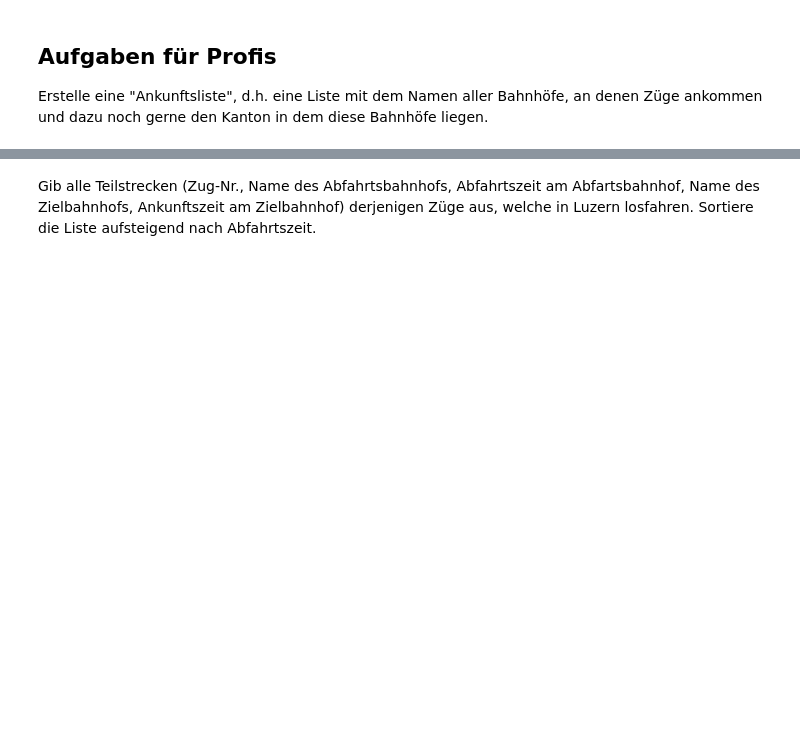
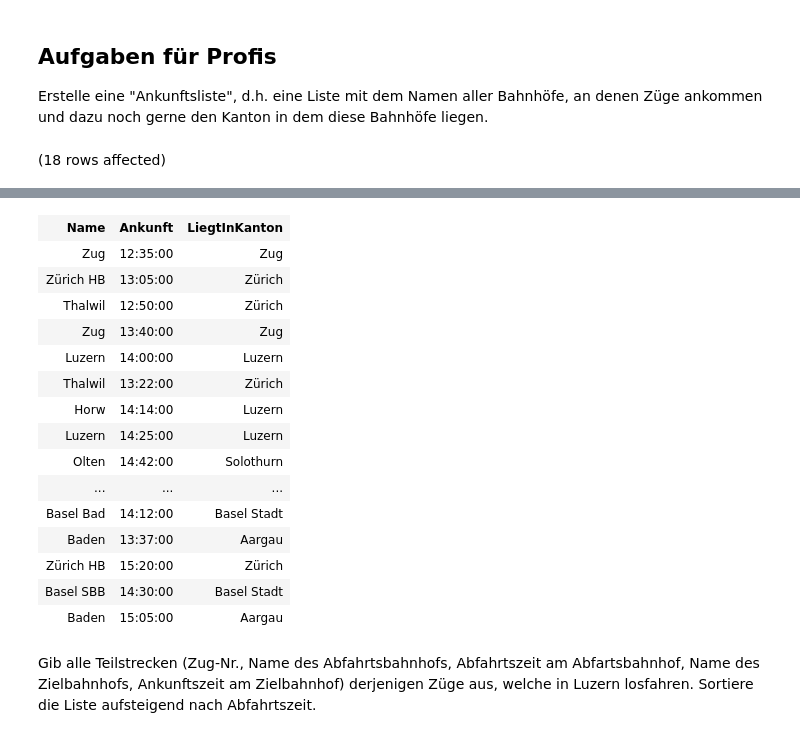
Before and after one commit to dDreistein/DatenModellieren, a Jupyter notebook: DatenAuslesenZugdatenbank.ipynb, the cells around one changed output, grey strips where cells are left out. Cells and saved outputs as stored; diff of their text form; code cells hidden in the pictures; blank space fills up the shorter version.

```diff
--- a/DatenAuslesenZugdatenbank.ipynb
+++ b/DatenAuslesenZugdatenbank.ipynb
@@ -198,3 +198,9 @@ Total execution time: 00:00:00.009
 ## Aufgaben für Profis
 
 Erstelle eine "Ankunftsliste", d.h. eine Liste mit dem Namen aller Bahnhöfe, an denen Züge ankommen und dazu noch gerne den Kanton in dem diese Bahnhöfe liegen.
+# %%
+SELECT Name, Ankunft, LiegtInKanton
+FROM Verbindet
+INNER JOIN Bahnhoefe ON Verbindet.Nach = Bahnhoefe.Name
+# %% [output]
+(18 rows affected)
@@ -201,2 +208,18 @@ Erstelle eine "Ankunftsliste", d.h. eine Liste mit dem Namen aller Bahnhöfe, an
+| Name | Ankunft | LiegtInKanton |
+| Zug | 12:35:00 | Zug |
+| Zürich HB | 13:05:00 | Zürich |
+| Thalwil | 12:50:00 | Zürich |
+| Zug | 13:40:00 | Zug |
+| Luzern | 14:00:00 | Luzern |
+| Thalwil | 13:22:00 | Zürich |
+| Horw | 14:14:00 | Luzern |
+| Luzern | 14:25:00 | Luzern |
+| Olten | 14:42:00 | Solothurn |
+| ... | ... | ... |
+| Basel Bad | 14:12:00 | Basel Stadt |
+| Baden | 13:37:00 | Aargau |
+| Zürich HB | 15:20:00 | Zürich |
+| Basel SBB | 14:30:00 | Basel Stadt |
+| Baden | 15:05:00 | Aargau |
 # %% [markdown]
 Gib alle Teilstrecken (Zug-Nr., Name des Abfahrtsbahnhofs, Abfahrtszeit am Abfartsbahnhof, Name des Zielbahnhofs, Ankunftszeit am Zielbahnhof) derjenigen Züge aus, welche in Luzern losfahren. Sortiere die Liste aufsteigend nach Abfahrtszeit.
```
Also changed, not shown: parts of 2 cells of this notebook.
